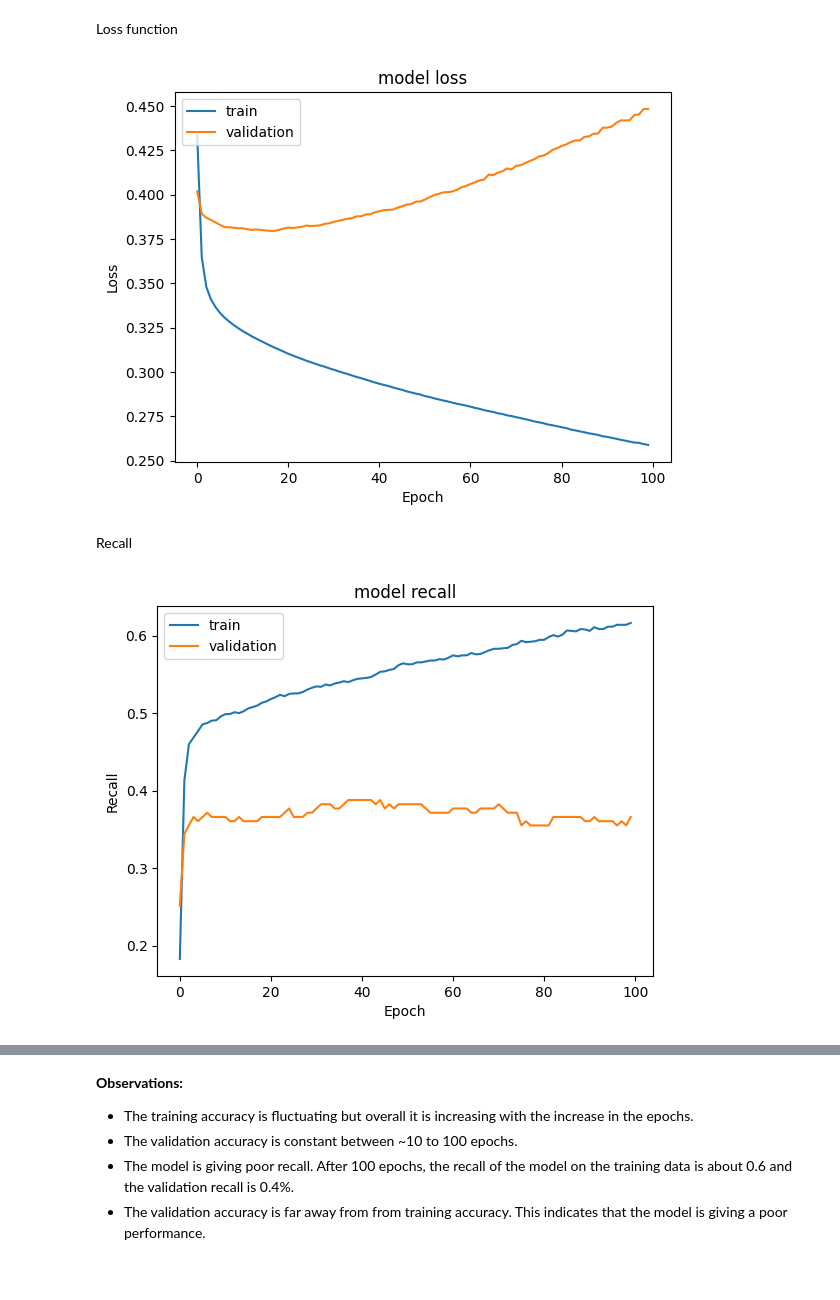
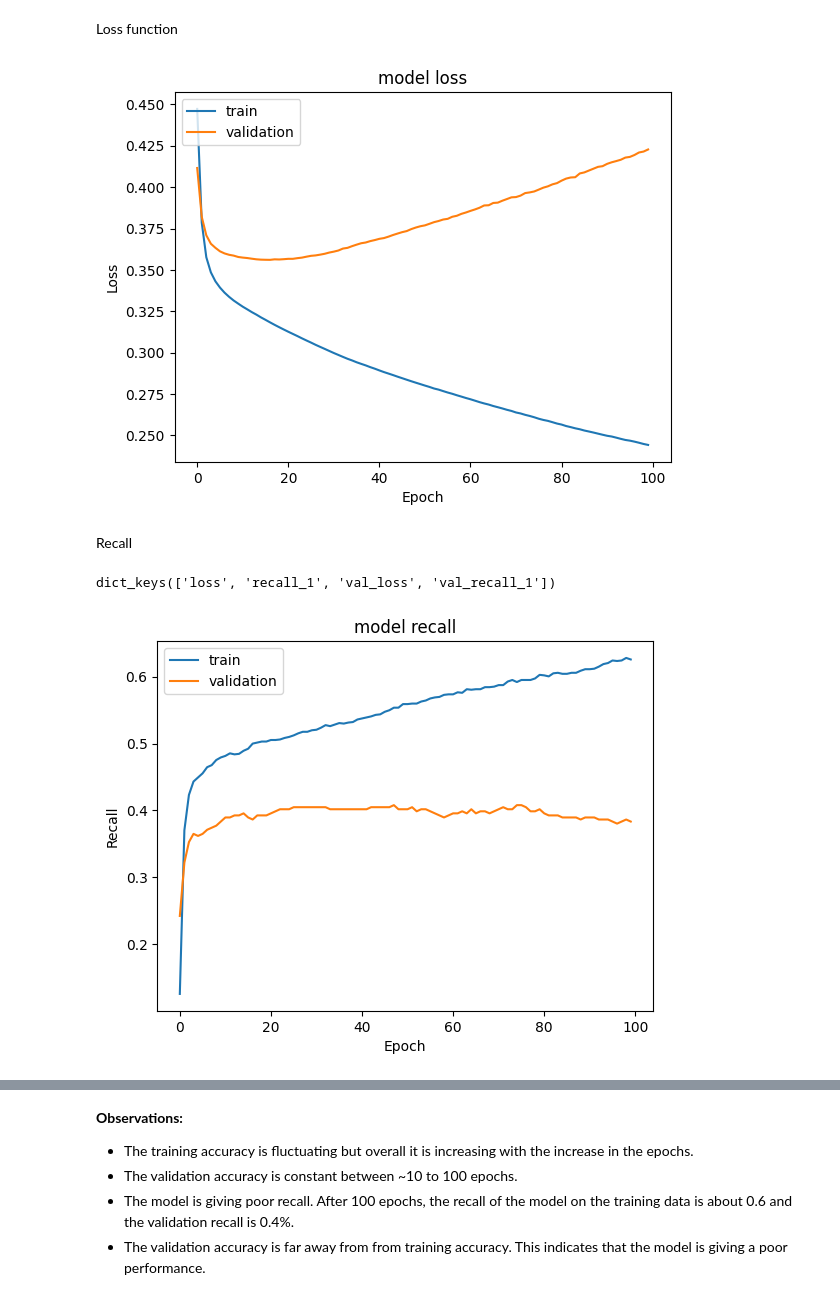
Before and after one commit to maarut001/aiml, a Jupyter notebook: INN_Learner_Notebook_Full_code.ipynb, the cells around one changed output, grey strips where cells are left out. Drawn from its saved outputs; the diff is of its cells as text; code cells hidden in the pictures.

```diff
--- a/INN_Learner_Notebook_Full_code.ipynb
+++ b/INN_Learner_Notebook_Full_code.ipynb
@@ -754,25 +807,25 @@ tf.random.set_seed(2)
 #Initializing the neural network
 model_1 = Sequential()
 #Complete the code to add a input layer (specify the # of neurons and activation function)
-model_1.add(Dense(___,activation='___',input_dim = X_train.shape[1]))
+model_1.add(Dense(64,activation='relu',input_dim = X_train.shape[1]))
 #Complete the code to add a hidden layer (specify the # of neurons and activation function)
-model_1.add(Dense(___,activation='___'))
+model_1.add(Dense(32,activation='relu'))
 #Complete the code to add a output layer with the required number of neurons and relu as activation function
-model_1.add(Dense(___, activation = 'sigmoid'))
+model_1.add(Dense(1, activation = 'sigmoid'))
 # %%
 #Complete the code to use Adam as the optimizer.
-optimizer = tf.keras.optimizers.____()
+optimizer = tf.keras.optimizers.Adam()
 
 # uncomment one of the following lines to define the metric to be used
 # metric = 'accuracy'
-# metric = keras.metrics.Recall()
+metric = keras.metrics.Recall()
 # metric = keras.metrics.Precision()
 # metric = keras.metrics.F1Score()
 # %%
 # Complete the code to compile the model with binary cross entropy as loss function and recall as the metric
-model_1.compile(loss='___',optimizer=optimizer,metrics=[metric])
+model_1.compile(loss='binary_crossentropy',optimizer=optimizer,metrics=[metric])
 # %%
-model_1.compile(loss = 'binary_crossentropy', optimizer=keras.optimizers.Adam, metrics=['recall'])
+#model_1.compile(loss = 'binary_crossentropy', optimizer=keras.optimizers.Adam, metrics=['recall'])
 #optimizer = keras.optimizers.SGD()    # defining SGD as the optimizer to be used
 #model_0.compile(loss="categorical_crossentropy", optimizer=optimizer, metrics=["accuracy"])
 
@@ -834,20 +887,24 @@ plt.xlabel('Epoch')
 plt.legend(['train', 'validation'], loc='upper left')
 plt.show()
 # %% [output]
-[figure, old version]
+[figure, new version]
 # %% [markdown]
 Recall
+# %%
+print(history_1.history.keys())
+# %% [output]
+dict_keys(['loss', 'recall_1', 'val_loss', 'val_recall_1'])
 # %%
 #Plotting Train recall vs Validation recall
-plt.plot(history_1.history['recall'])
-plt.plot(history_1.history['val_recall'])
+plt.plot(history_1.history['recall_1'])
+plt.plot(history_1.history['val_recall_1'])
 plt.title('model recall')
 plt.ylabel('Recall')
 plt.xlabel('Epoch')
 plt.legend(['train', 'validation'], loc='upper left')
 plt.show()
 # %% [output]
-[figure, old version]
+[figure, new version]
 # %%
 #Predicting the results using best as a threshold
 y_train_pred = model_1.predict(X_train)
```
Also changed, not shown: parts of 106 cells of this notebook.
